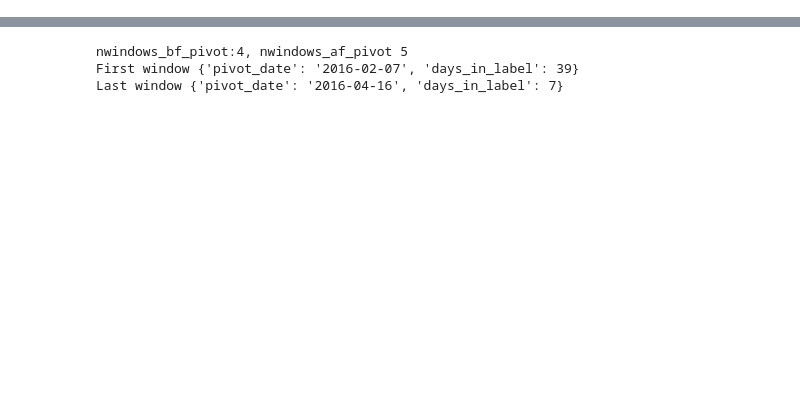
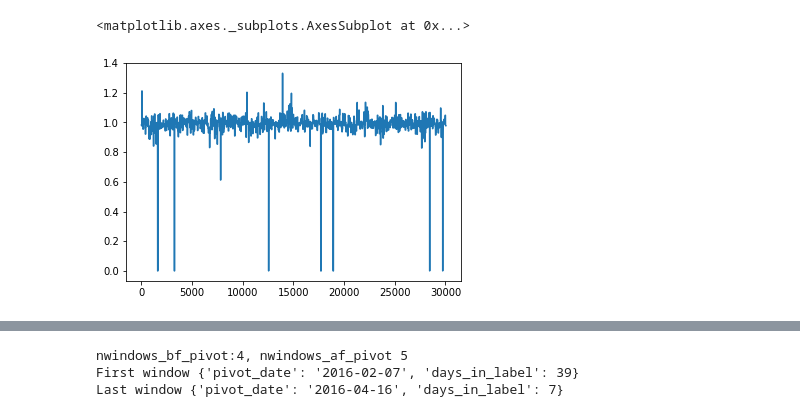
Before and after one commit to xiaochuan-du/ml_utils, a Jupyter notebook: proj/RRVF/feat_lab.ipynb, the cells around one changed output, grey strips where cells are left out. Drawn from its saved outputs; the diff is of its cells as text; code cells hidden in the pictures; blank space fills up the shorter version.

```diff
--- a/proj/RRVF/feat_lab.ipynb
+++ b/proj/RRVF/feat_lab.ipynb
@@ -25,0 +18,3 @@ feas.tail()
+# %%
+train_feats = pd.read_feather(r'result/agg_ts_feas_p2017-01-30_e2017-03-12_s2016-01-01').drop('index', axis=1, errors='ignore')
+val_feats  = pd.read_feather(r'result/period_e2017-03-12_n42').drop('index', axis=1, errors='ignore')
@@ -25,0 +39,5 @@ feas.tail()
+# %%
+val_feats['store_mean_14_28_rate'].plot()
+# %% [output]
+<matplotlib.axes._subplots.AxesSubplot at 0x...>
+[figure, added]
```
Also changed, not shown: parts of 34 cells of this notebook, 5 other files.
